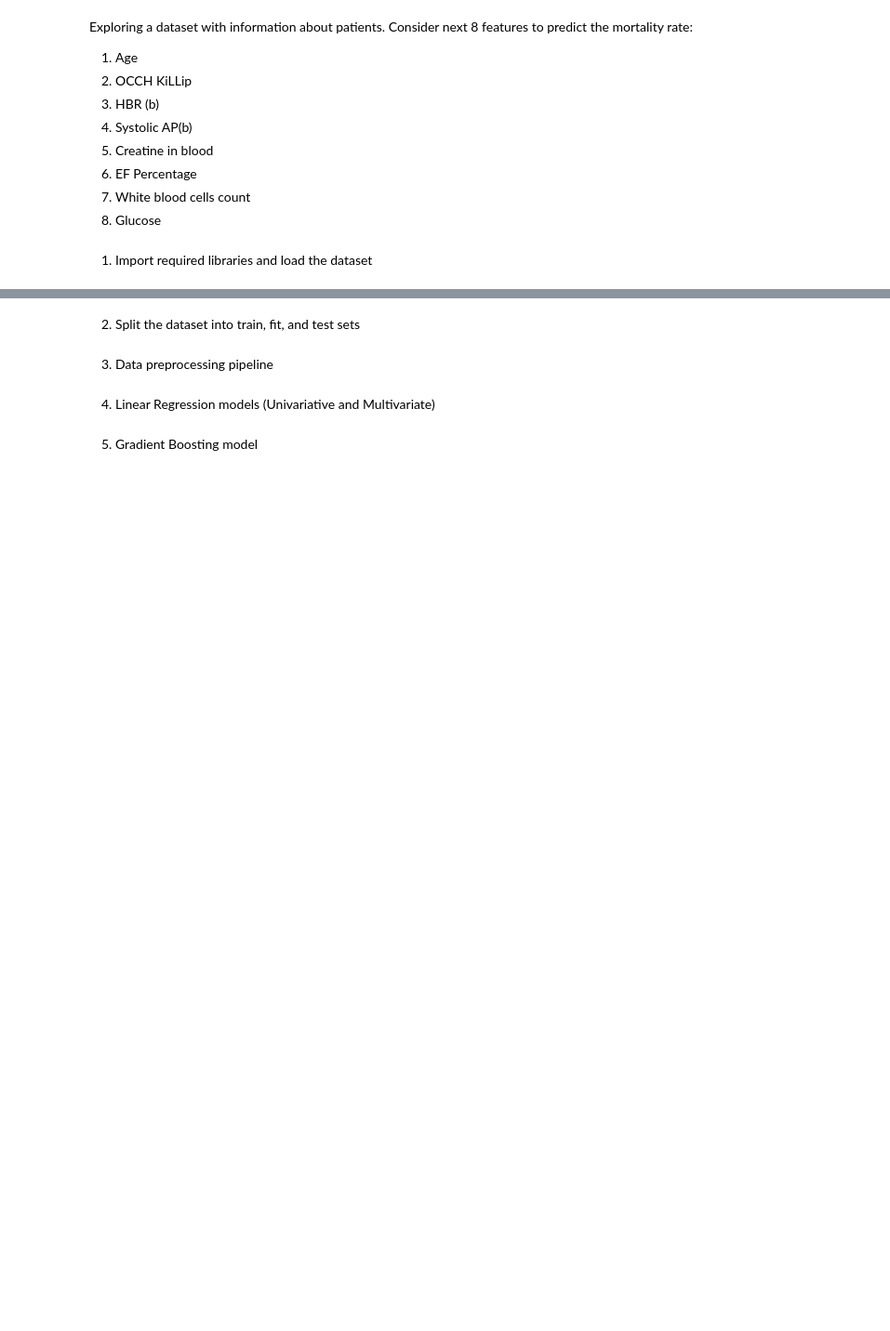
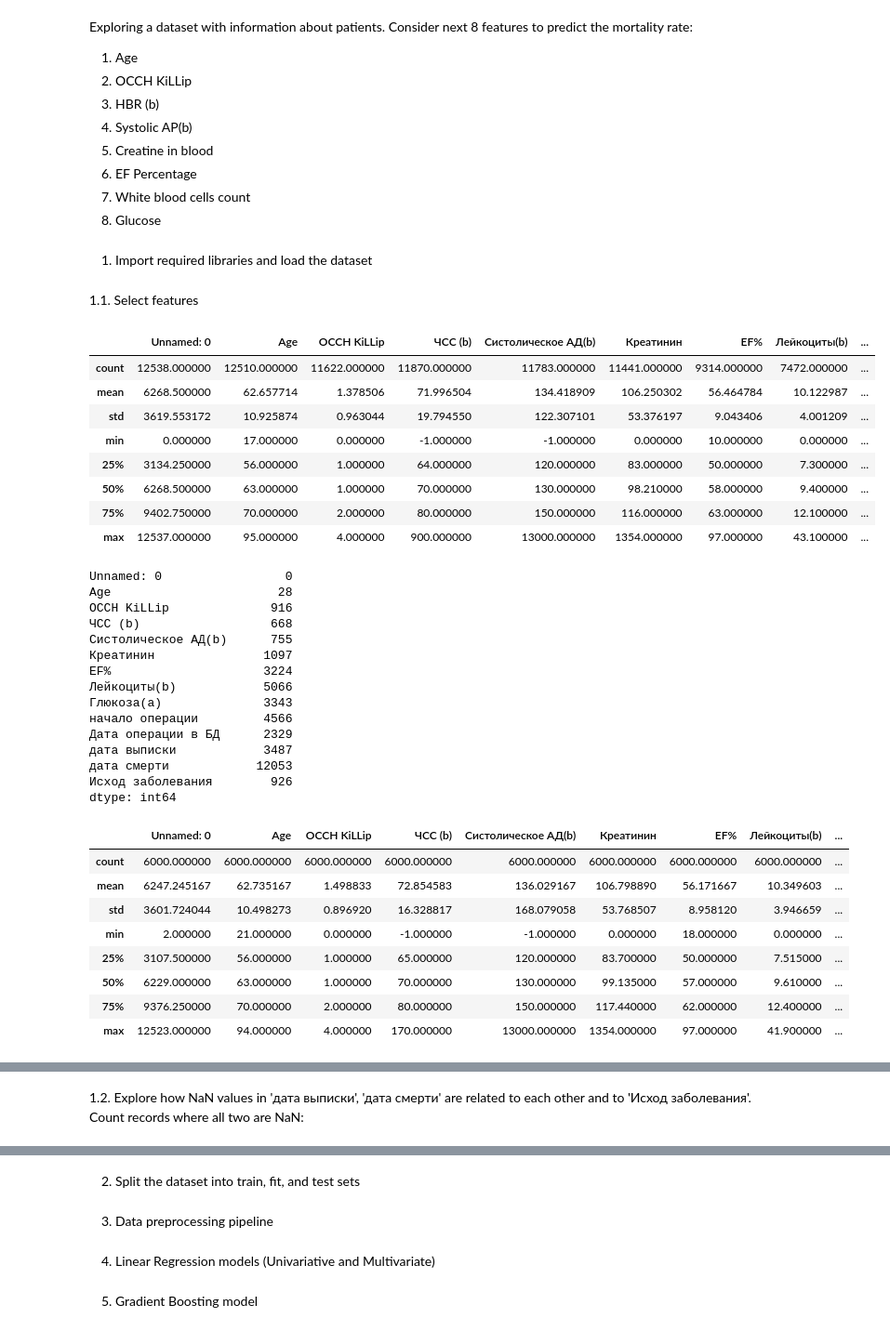
Before and after one commit to bvpotapenko/feat-imp-research, a Jupyter notebook: feat-imp-research.ipynb, the cells around one changed output, grey strips where cells are left out. Shown at 93% size. Cells and saved outputs as stored; diff of their text form; code cells hidden in the pictures; blank space fills up the shorter version.

Commit message:
Finished preparing data, removed NaN from tests results, removed death cases that happened after 55 days from operation, dropped some ambiguous rows

```diff
--- a/feat-imp-research.ipynb
+++ b/feat-imp-research.ipynb
@@ -34,8 +34,77 @@ from tensorflow.keras.layers import Dense, Dropout
 from tensorflow.keras.optimizers import Adam
 from tensorflow.keras.regularizers import L1L2
 from tensorflow.keras.callbacks import EarlyStopping
+from IPython.display import display
 
 # Load dataset
-data = pd.read_excel('./import/DataSet_V47.xlsx')
-X = data.drop(columns='mortality_rate')
-y = data['mortality_rate']
+# data = pd.read_excel('./import/DataSet_V47.xlsx')
+data = pd.read_csv('./import/subset13columns.csv')
+# %% [markdown]
+1.1. Select features
+# %%
+columns_in_data = ['Age',
+           'ОССН KiLLip',
+           'ЧСС (b)',
+           'Систолическое АД(b)',
+           'Креатинин',
+           'EF%',
+           'Лейкоциты(b)',
+           'Глюкоза(a)',
+           'начало операции',
+           'Дата операции в БД',
+           'дата выписки',
+           'дата смерти',
+           'Исход заболевания']
+
+display(data.describe())
+display(data.isna().sum())
+
+columns_with_na = ['Age',
+                   'ЧСС (b)',
+                   'Систолическое АД(b)',
+                   'Креатинин',
+                   'EF%',
+                   'Лейкоциты(b)',
+                   'Глюкоза(a)']
+filtered_subset_tests_no_nan = data.dropna(subset=columns_with_na)
+display(filtered_subset_tests_no_nan.describe())
+display(filtered_subset_tests_no_nan.isna().sum())
+
+
+
+# X = data.drop('дата смерти')
+# y = data['дата смерти']
+# %% [output]
+|  | Unnamed: 0 | Age | ОССН KiLLip | ЧСС (b) | Систолическое АД(b) | Креатинин | EF% | Лейкоциты(b) | ... |
+| count | 12538.000000 | 12510.000000 | 11622.000000 | 11870.000000 | 11783.000000 | 11441.000000 | 9314.000000 | 7472.000000 | ... |
+| mean | 6268.500000 | 62.657714 | 1.378506 | 71.996504 | 134.418909 | 106.250302 | 56.464784 | 10.122987 | ... |
+| std | 3619.553172 | 10.925874 | 0.963044 | 19.794550 | 122.307101 | 53.376197 | 9.043406 | 4.001209 | ... |
+| min | 0.000000 | 17.000000 | 0.000000 | -1.000000 | -1.000000 | 0.000000 | 10.000000 | 0.000000 | ... |
+| 25% | 3134.250000 | 56.000000 | 1.000000 | 64.000000 | 120.000000 | 83.000000 | 50.000000 | 7.300000 | ... |
+| 50% | 6268.500000 | 63.000000 | 1.000000 | 70.000000 | 130.000000 | 98.210000 | 58.000000 | 9.400000 | ... |
+| 75% | 9402.750000 | 70.000000 | 2.000000 | 80.000000 | 150.000000 | 116.000000 | 63.000000 | 12.100000 | ... |
+| max | 12537.000000 | 95.000000 | 4.000000 | 900.000000 | 13000.000000 | 1354.000000 | 97.000000 | 43.100000 | ... |
+Unnamed: 0                 0
+Age                       28
+ОССН KiLLip              916
+ЧСС (b)                  668
+Систолическое АД(b)      755
+Креатинин               1097
+EF%                     3224
+Лейкоциты(b)            5066
+Глюкоза(a)              3343
+начало операции         4566
+Дата операции в БД      2329
+дата выписки            3487
+дата смерти            12053
+Исход заболевания        926
+dtype: int64
+|  | Unnamed: 0 | Age | ОССН KiLLip | ЧСС (b) | Систолическое АД(b) | Креатинин | EF% | Лейкоциты(b) | ... |
+| count | 6000.000000 | 6000.000000 | 6000.000000 | 6000.000000 | 6000.000000 | 6000.000000 | 6000.000000 | 6000.000000 | ... |
+| mean | 6247.245167 | 62.735167 | 1.498833 | 72.854583 | 136.029167 | 106.798890 | 56.171667 | 10.349603 | ... |
+| std | 3601.724044 | 10.498273 | 0.896920 | 16.328817 | 168.079058 | 53.768507 | 8.958120 | 3.946659 | ... |
+| min | 2.000000 | 21.000000 | 0.000000 | -1.000000 | -1.000000 | 0.000000 | 18.000000 | 0.000000 | ... |
+| 25% | 3107.500000 | 56.000000 | 1.000000 | 65.000000 | 120.000000 | 83.700000 | 50.000000 | 7.515000 | ... |
+| 50% | 6229.000000 | 63.000000 | 1.000000 | 70.000000 | 130.000000 | 99.135000 | 57.000000 | 9.610000 | ... |
+| 75% | 9376.250000 | 70.000000 | 2.000000 | 80.000000 | 150.000000 | 117.440000 | 62.000000 | 12.400000 | ... |
+| max | 12523.000000 | 94.000000 | 4.000000 | 170.000000 | 13000.000000 | 1354.000000 | 97.000000 | 41.900000 | ... |
@@ -41,0 +126,3 @@ y = data['mortality_rate']
+# %% [markdown]
+1.2. Explore how NaN values in 'дата выписки', 'дата смерти' are related to each other and to 'Исход заболевания'.
+Count records where all two are NaN:
```
Also changed, not shown: parts of 17 cells of this notebook, 1 other file.
